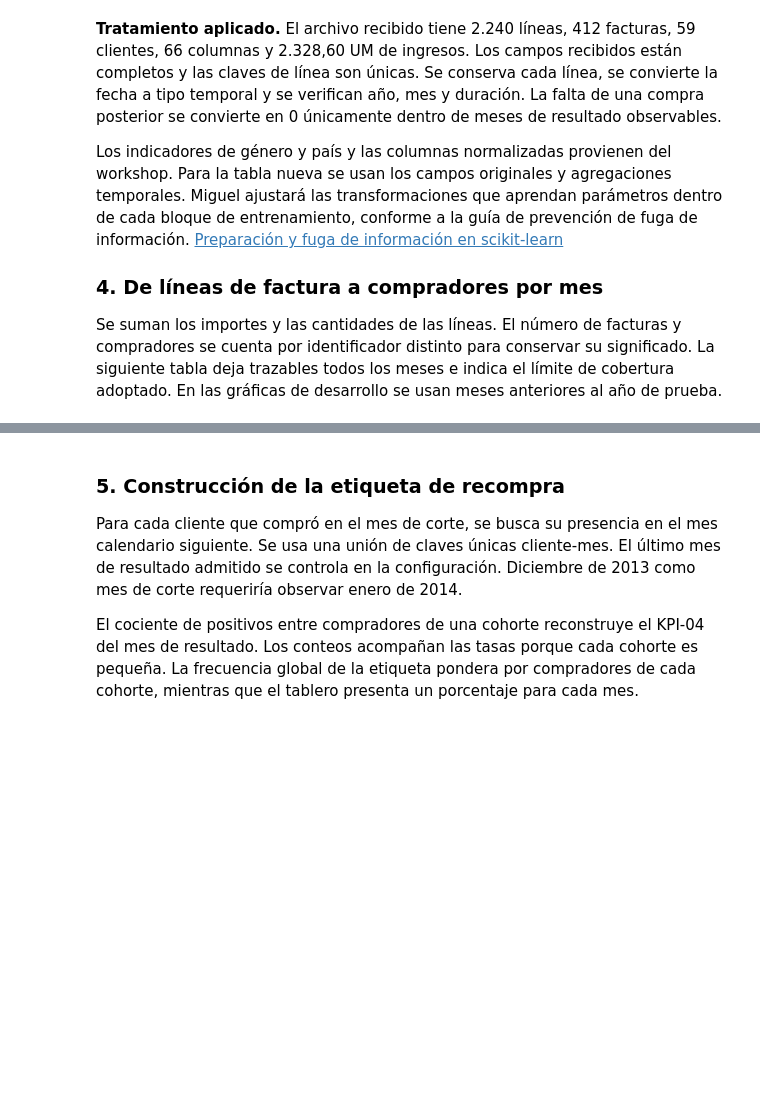
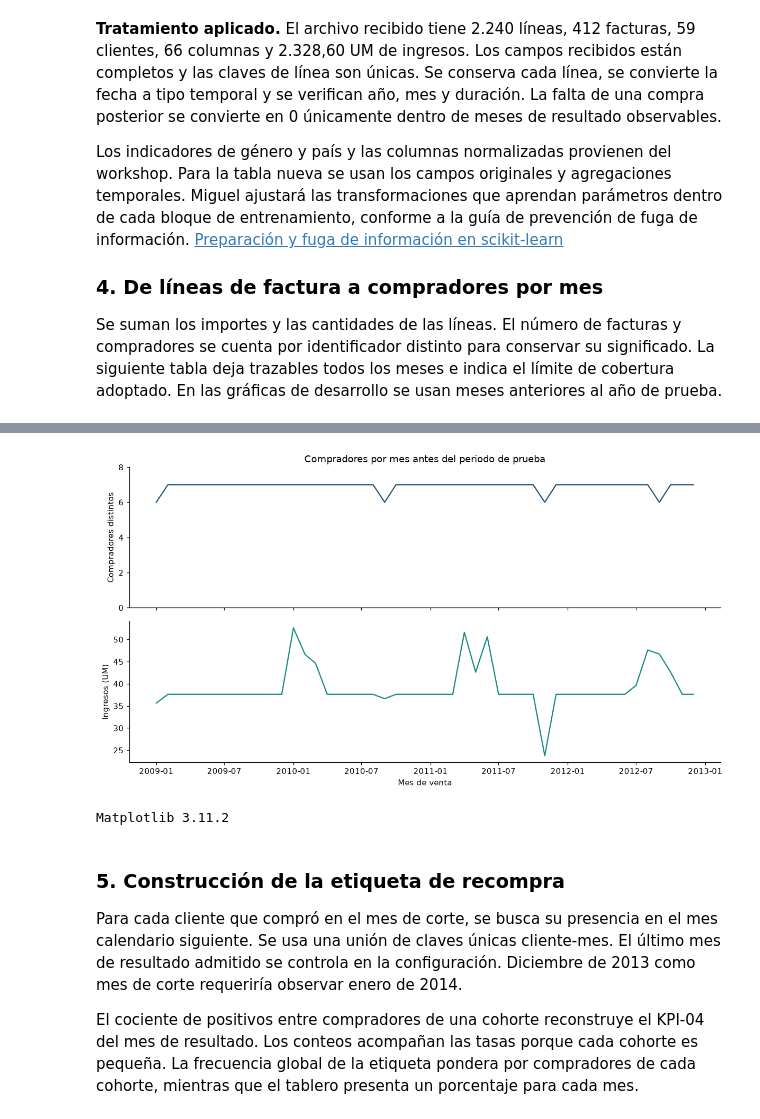
Before and after one commit to Mygyx/Proyecto3-mineria-datos, a Jupyter notebook: notebooks/proyecto_3.ipynb, the cells around one changed output, grey strips where cells are left out. Saved outputs shown, nothing was run; the diff lists cells and outputs as text; code cells hidden in the pictures; blank space fills up the shorter version.

```diff
--- a/notebooks/proyecto_3.ipynb
+++ b/notebooks/proyecto_3.ipynb
@@ -259,19 +235,27 @@ Mes
 # %%
+import matplotlib
 import matplotlib.pyplot as plt
+
+print(f"Matplotlib {matplotlib.__version__}")
 
 plt.rcParams.update({"figure.dpi": 110, "axes.spines.top": False, "axes.spines.right": False})
 mensual_desarrollo = resumen_mensual.loc[resumen_mensual.index.year < ANIO_INICIO_PRUEBA_PROPUESTO]
 fig, ejes = plt.subplots(2, 1, figsize=(11, 6), sharex=True)
 fechas = mensual_desarrollo.index.to_timestamp()
 ejes[0].plot(fechas, mensual_desarrollo["Compradores"], color="#24557A")
 ejes[0].set_ylabel("Compradores distintos")
+ejes[0].set_ylim(0, 8)
+ejes[0].set_yticks(range(0, 9, 2))
 ejes[0].set_title("Compradores por mes antes del periodo de prueba")
 ejes[1].plot(fechas, mensual_desarrollo["IngresosUM"], color="#168B87")
 ejes[1].set_ylabel("Ingresos (UM)")
 ejes[1].set_xlabel("Mes de venta")
 fig.tight_layout()
 fig.savefig(ruta_figuras / "eda_compras_mensuales.png", dpi=160, bbox_inches="tight")
 plt.show()
+# %% [output]
+[figure, added]
+Matplotlib 3.11.2
 # %% [markdown]
 ### 5. Construcción de la etiqueta de recompra
 
```
Also changed, not shown: parts of 12 cells of this notebook, 6 other files.
